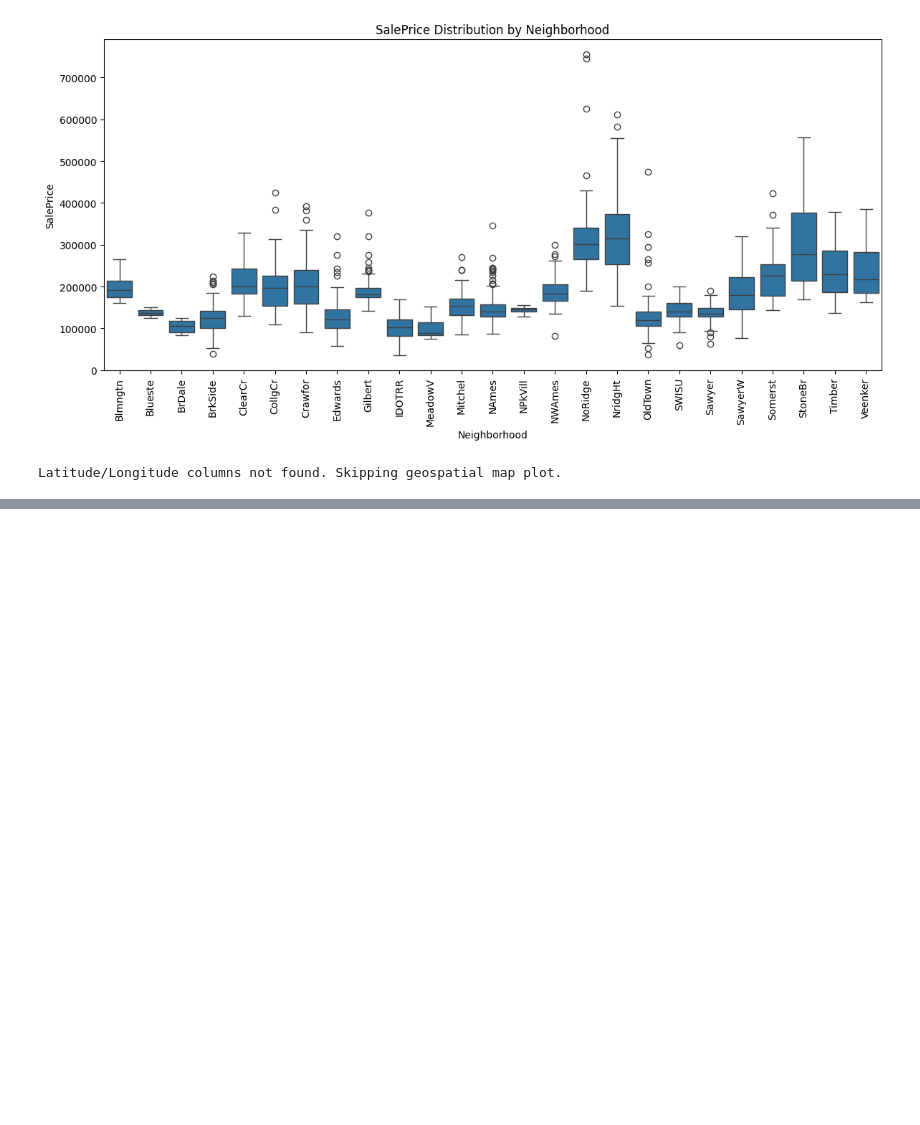
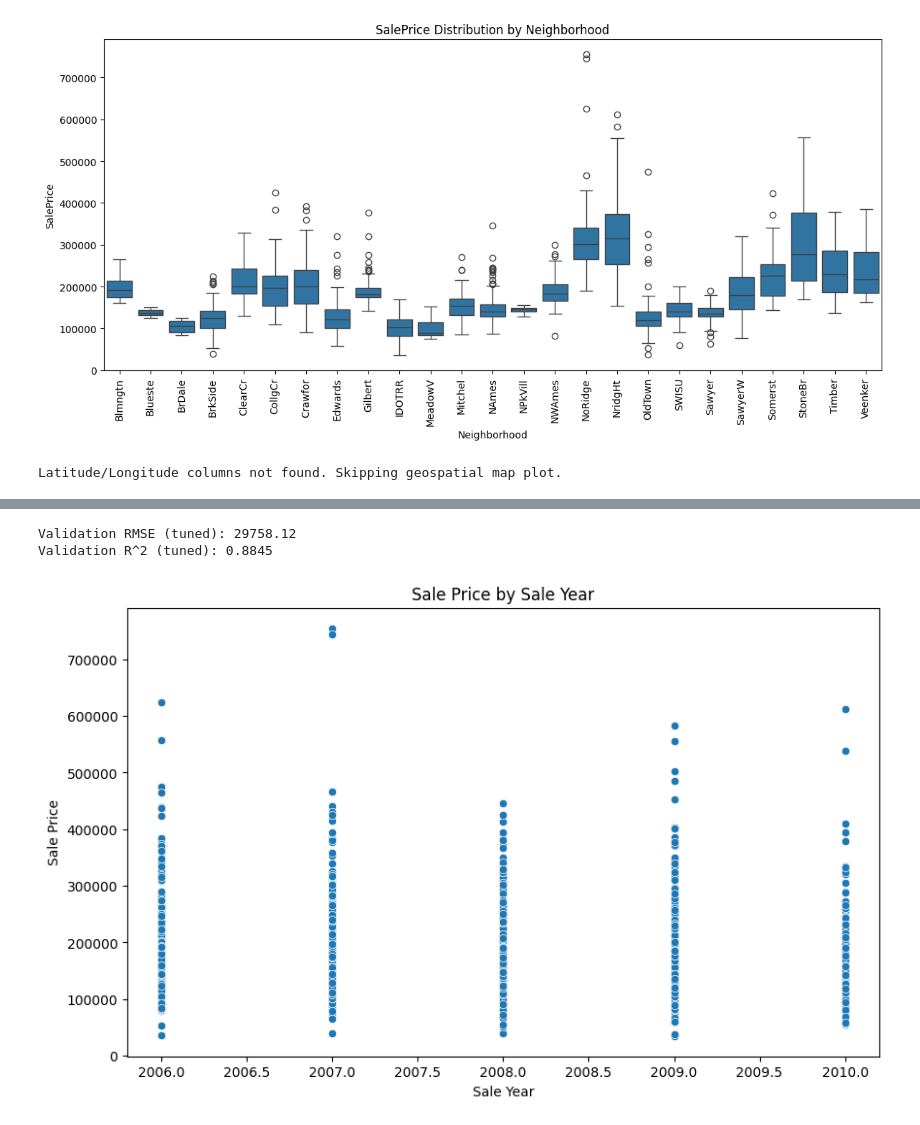
Before and after one commit to Mushpydev2000/Housing-price-prediction, a Jupyter notebook: housing-price-eda.ipynb, the cells around one changed output, grey strips where cells are left out. Drawn from its saved outputs; the diff is of its cells as text; code cells hidden in the pictures; blank space fills up the shorter version.

```diff
--- a/housing-price-eda.ipynb
+++ b/housing-price-eda.ipynb
@@ -566,0 +643,36 @@ Latitude/Longitude columns not found. Skipping geospatial map plot.
+# %%
+# Try improving the model: increase estimators, tune max_depth, and use feature scaling
+
+# Feature scaling
+scaler = StandardScaler()
+X_scaled = scaler.fit_transform(X)
+
+# Try deeper trees and more estimators
+model = RandomForestRegressor(n_estimators=300, max_depth=20, random_state=42)
+model.fit(X_scaled[X_train.index], y_train)
+
+# Predict and evaluate
+y_pred = model.predict(X_scaled[X_val.index])
+rmse = mean_squared_error(y_val, y_pred, squared=False)
+r2 = r2_score(y_val, y_pred)
+
+print(f"Validation RMSE (tuned): {rmse:.2f}")
+print(f"Validation R^2 (tuned): {r2:.4f}")
+
+# Plot SalePrice by Sale Year
+if 'YrSold' in df_train.columns:
+	plt.figure(figsize=(10, 6))
+	# If YrSold is datetime, convert to year
+	if np.issubdtype(df_train['YrSold'].dtype, np.datetime64):
+		years = df_train['YrSold'].dt.year
+	else:
+		years = df_train['YrSold']
+	sns.scatterplot(x=years, y=df_train['SalePrice'])
+	plt.xlabel('Sale Year')
+	plt.ylabel('Sale Price')
+	plt.title('Sale Price by Sale Year')
+	plt.show()
+# %% [output]
+Validation RMSE (tuned): 29758.12
+Validation R^2 (tuned): 0.8845
+[figure, added]
```
Also changed, not shown: parts of 3 cells of this notebook.
